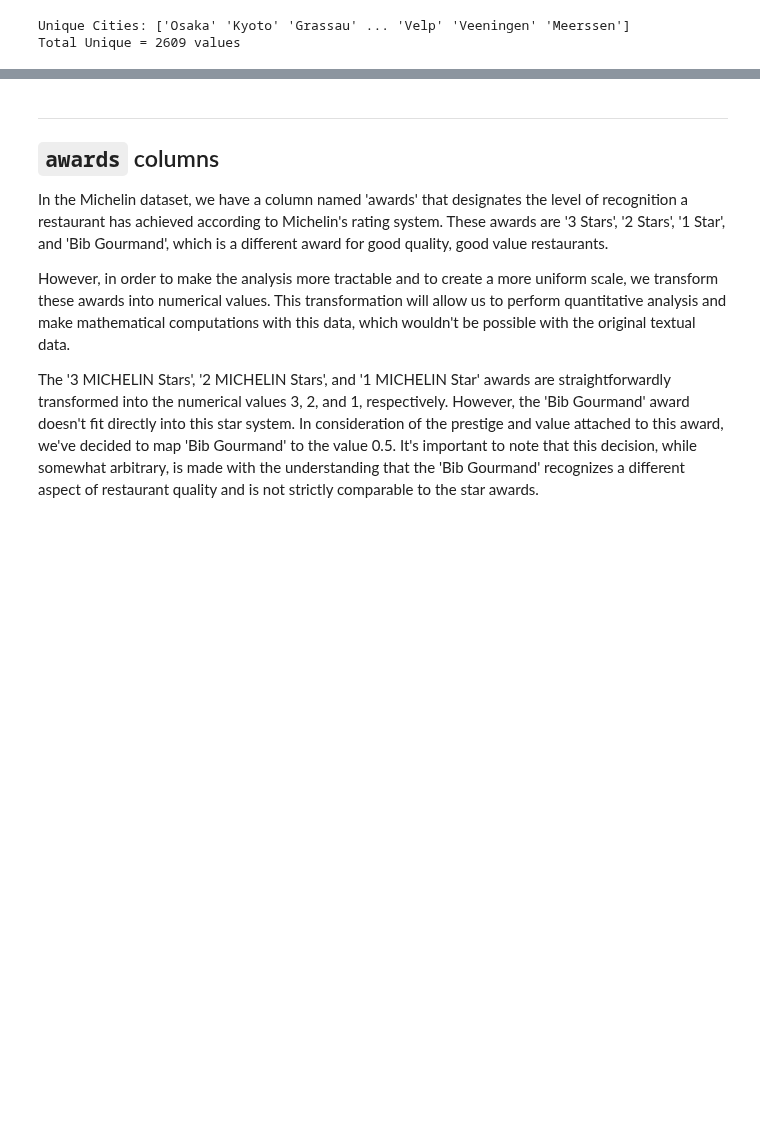
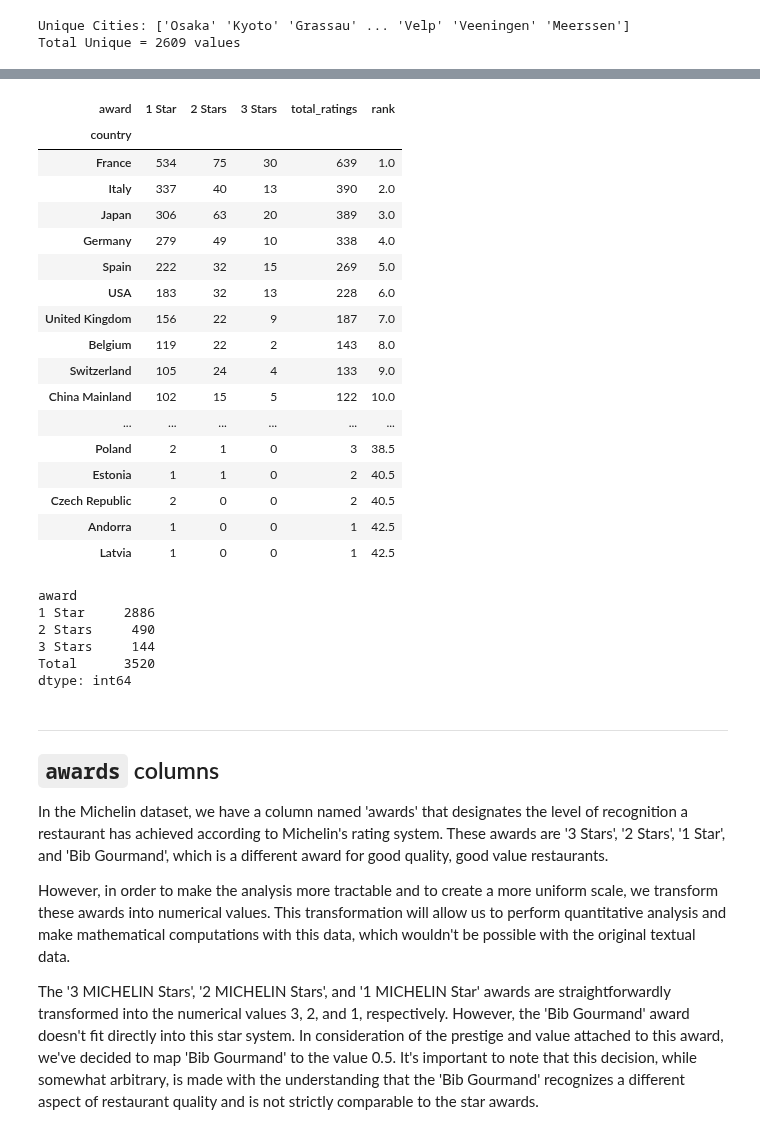
Before and after one commit to pineapple-bois/Michelin_Rated_Restaurants, a Jupyter notebook: Years/2024/Notebooks/Data-Preparation.ipynb, the cells around one changed output, grey strips where cells are left out. Drawn from its saved outputs; the diff is of its cells as text; code cells hidden in the pictures; blank space fills up the shorter version.

Commit message:
Added count by country

```diff
--- a/Years/2024/Notebooks/Data-Preparation.ipynb
+++ b/Years/2024/Notebooks/Data-Preparation.ipynb
@@ -171,3 +197,46 @@ michelin.head()
+# %%
+michelin_filtered = michelin[michelin['award'] != 'Bib Gourmand']
+pivot_table_filtered = michelin_filtered.pivot_table(index='country', columns='award', aggfunc='size', fill_value=0)
+pivot_table_filtered['total_ratings'] = pivot_table_filtered.sum(axis=1)
+
+# Rank the countries based on the total ratings
+pivot_table_filtered['rank'] = pivot_table_filtered['total_ratings'].rank(ascending=False)
+pivot_table_sorted = pivot_table_filtered.sort_values(by='rank')
+pivot_table_sorted
+# %% [output]
+| award | 1 Star | 2 Stars | 3 Stars | total_ratings | rank |
+| country |  |  |  |  |  |
+| France | 534 | 75 | 30 | 639 | 1.0 |
+| Italy | 337 | 40 | 13 | 390 | 2.0 |
+| Japan | 306 | 63 | 20 | 389 | 3.0 |
+| Germany | 279 | 49 | 10 | 338 | 4.0 |
+| Spain | 222 | 32 | 15 | 269 | 5.0 |
+| USA | 183 | 32 | 13 | 228 | 6.0 |
+| United Kingdom | 156 | 22 | 9 | 187 | 7.0 |
+| Belgium | 119 | 22 | 2 | 143 | 8.0 |
+| Switzerland | 105 | 24 | 4 | 133 | 9.0 |
+| China Mainland | 102 | 15 | 5 | 122 | 10.0 |
+| ... | ... | ... | ... | ... | ... |
+| Poland | 2 | 1 | 0 | 3 | 38.5 |
+| Estonia | 1 | 1 | 0 | 2 | 40.5 |
+| Czech Republic | 2 | 0 | 0 | 2 | 40.5 |
+| Andorra | 1 | 0 | 0 | 1 | 42.5 |
+| Latvia | 1 | 0 | 0 | 1 | 42.5 |
+# %%
+# Filter out 'Bib Gourmand'
+michelin_filtered = michelin[michelin['award'] != 'Bib Gourmand']
+
+# Create a pivot table for the total number of star ratings
+star_rating_pivot = michelin_filtered.pivot_table(index='award', aggfunc='size', fill_value=0)
+star_rating_pivot.loc['Total'] = star_rating_pivot.sum()
+star_rating_pivot
+# %% [output]
+award
+1 Star     2886
+2 Stars     490
+3 Stars     144
+Total      3520
+dtype: int64
 # %% [markdown]
 ----
 
```
Also changed, not shown: parts of 2 cells of this notebook.
